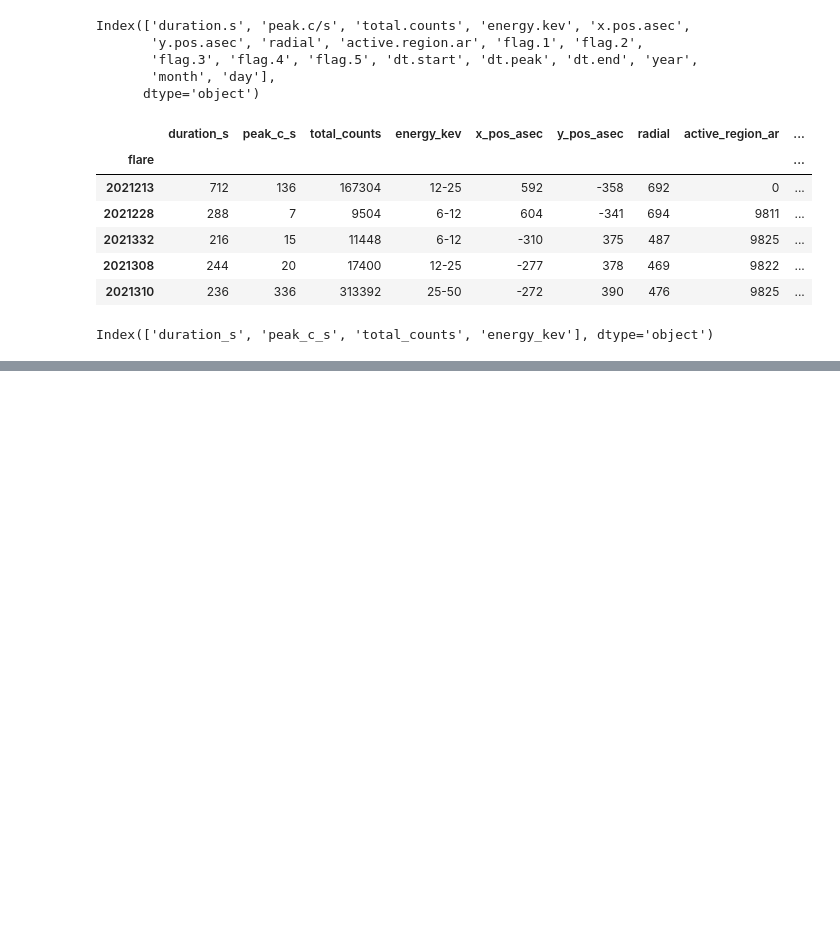
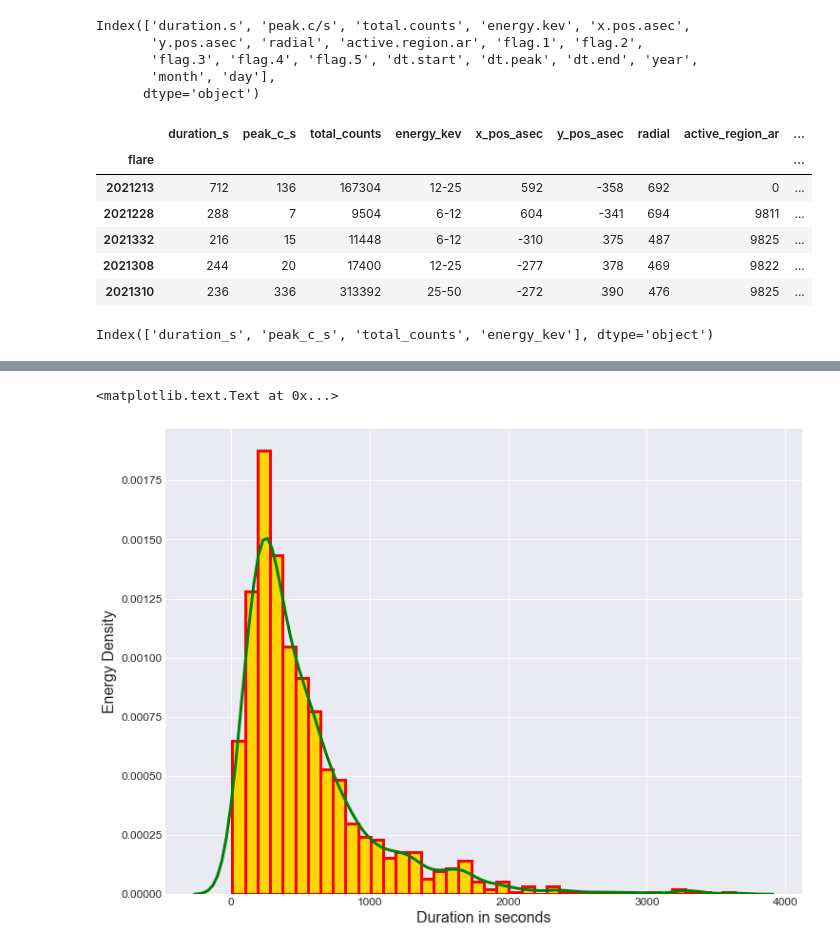
Before and after one commit to Byte7/Solar-Flares-Prediction-RHESSI-Mission, a Jupyter notebook: test_nbs.ipynb, the cells around one changed output, grey strips where cells are left out. Drawn from its saved outputs; the diff is of its cells as text; code cells hidden in the pictures; blank space fills up the shorter version.

```diff
--- a/test_nbs.ipynb
+++ b/test_nbs.ipynb
@@ -113,0 +87,8 @@ sns.pairplot(data=data_part, hue='energy_kev', vars=['duration_s', 'peak_c_s', '
+# %%
+sns.distplot(data_part['duration_s'], kde_kws=dict(color='green', lw=3),
+             hist_kws=dict(alpha=1, color= 'gold', edgecolor='red', lw=3))
+plt.xlabel('Duration in seconds', fontsize=16)
+plt.ylabel('Energy Density', fontsize=16)
+# %% [output]
+<matplotlib.text.Text at 0x...>
+[figure, added]
```
Also changed, not shown: parts of 8 cells of this notebook.
